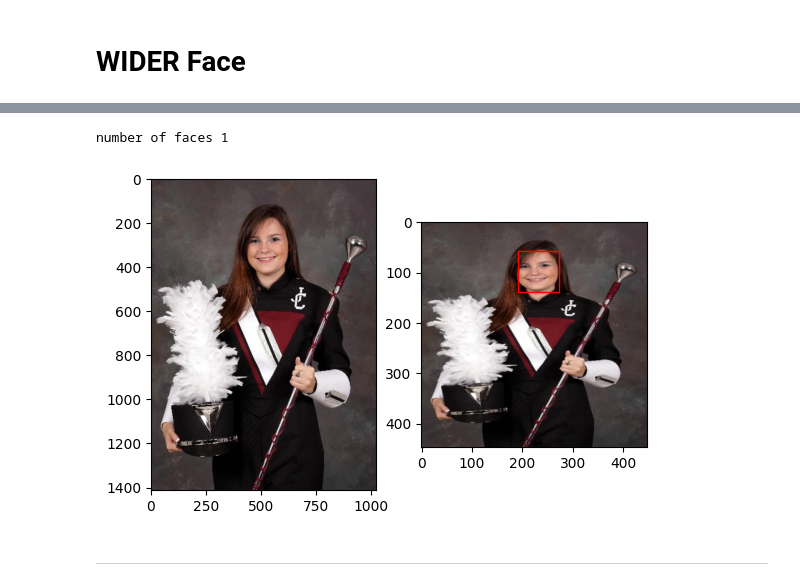
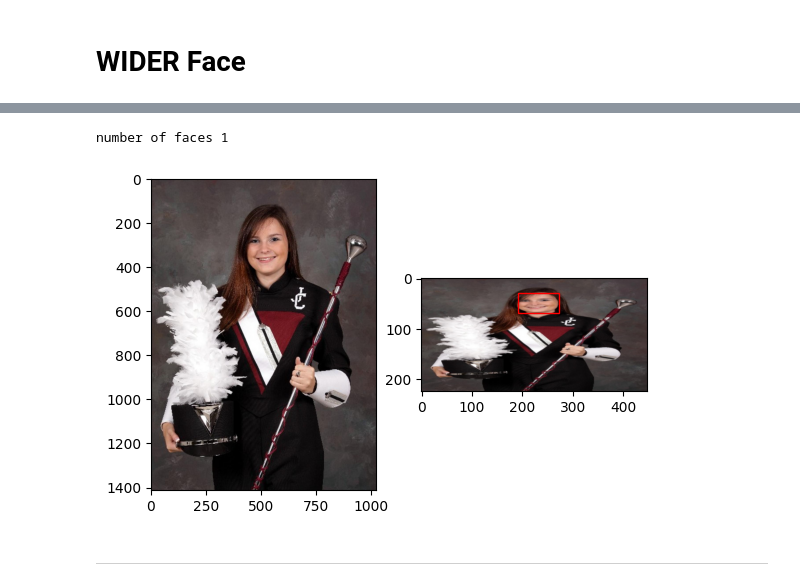
Before and after one commit to freya-aino/motion-capture, a Jupyter notebook: dataloader_test.ipynb, the cells around one changed output, grey strips where cells are left out. Saved outputs shown, nothing was run; the diff lists cells and outputs as text; code cells hidden in the pictures.

```diff
--- a/dataloader_test.ipynb
+++ b/dataloader_test.ipynb
@@ -22,9 +22,9 @@ from time import sleep
 from motion_capture.data.datasets import WIDERFaceDataset
 
 number_of_faces = 10
-image_shape = (448, 448)
+image_shape = (448, 224)
 wider_face_dataset = WIDERFaceDataset(
-    output_image_shape=image_shape,
+    output_image_shape_WH=image_shape,
     max_number_of_faces=number_of_faces,
     train_path="//192.168.2.206/data/datasets/WIDER-Face/train",
     val_path="//192.168.2.206/data/datasets/WIDER-Face/val",
@@ -41,30 +39,31 @@ plt.show()
 # %%
 original_image = cv2.cvtColor(cv2.imread(wider_face_dataset.annotation_datapoints[test_i]["imagePath"]), cv2.COLOR_BGR2RGB)
 _, ax = plt.subplots(1, 2)
 
 # plot original image
 ax[0].imshow(original_image)
 
 # plot image with bounding boxes
 print(f"number of faces {wider_face_dataset.annotation_datapoints[test_i]['numberOfFaces']}")
 test_image = wider_face_dataset[test_i]["image"].permute(1, 2, 0).round().byte().numpy()
 faces = wider_face_dataset[test_i]["faceBbox"]
 ax[1].imshow(test_image)
 
 for i in range(faces.shape[0]):
-    x, y, w, h = faces[i]
+    x, y = faces[i][0]
+    w, h = faces[i][1]
     ax[1].add_patch(
         patches.Rectangle(
             (x-w, y-h),
             w*2, h*2,
             linewidth=1,
             edgecolor="red",
             facecolor="none"))
 
 # plt.show()
 # %% [output]
 number of faces 1
-[figure, old version]
+[figure, new version]
 # %% [markdown]
 ---
 # %% [markdown]
```
Also changed, not shown: parts of 19 cells of this notebook, 2 other files.
